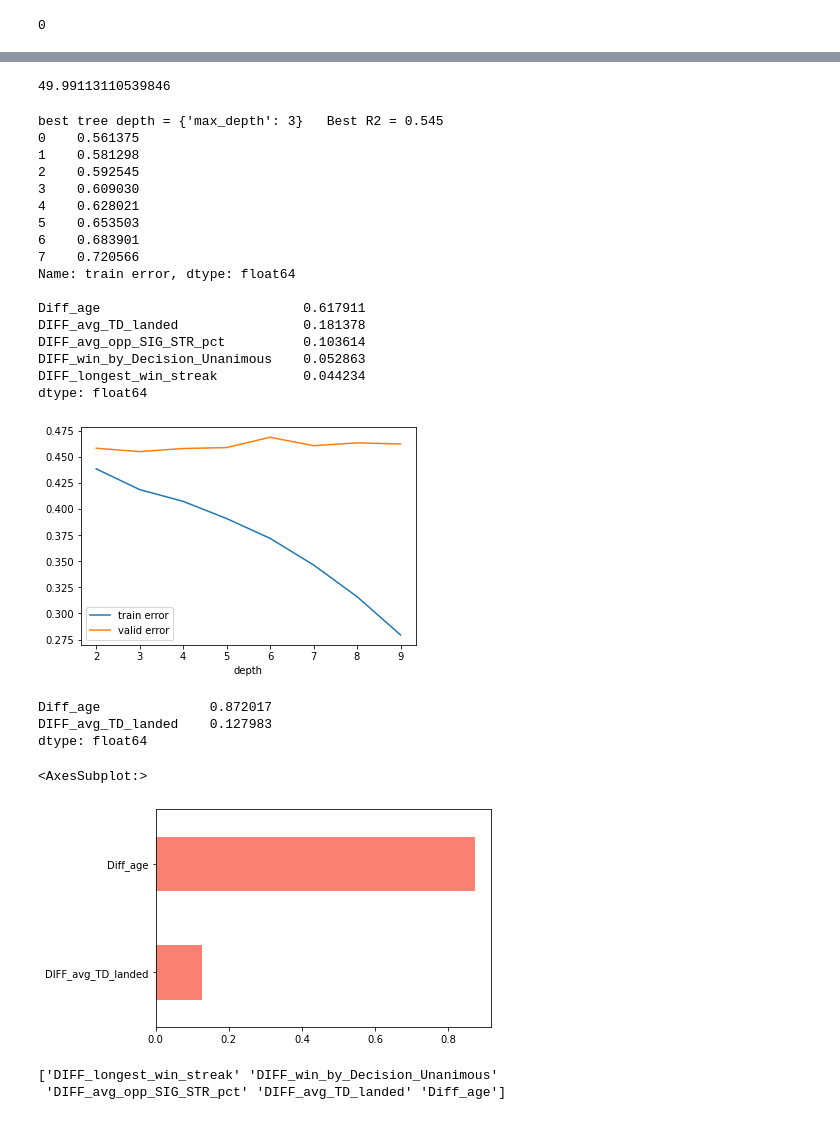
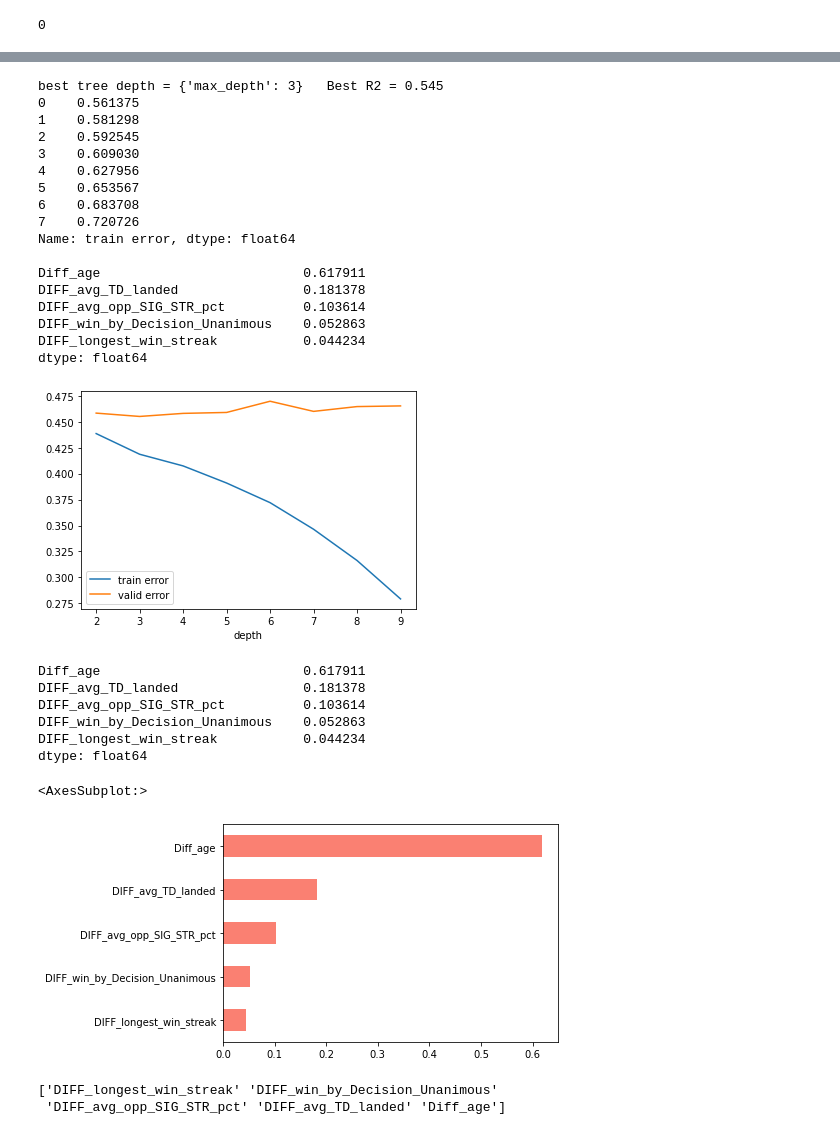
Before and after one commit to rhit-walkowae/ufcPredictionProject, a Jupyter notebook: GradientBoostingBrainstorming.ipynb, the cells around one changed output, grey strips where cells are left out. Drawn from its saved outputs; the diff is of its cells as text; code cells hidden in the pictures.

```diff
--- a/GradientBoostingBrainstorming.ipynb
+++ b/GradientBoostingBrainstorming.ipynb
@@ -95,12 +94,3 @@ dtype: int64
 | 3 | 1.278894e-17 | 1.188789e+00 | 0.040475 | 0.212113 | -8.668263e-01 | ... |
 | 4 | 9.319989e-01 | -1.614999e-17 | 0.713724 | 0.735828 | -1.857803e-02 | ... |
 5 rows × 88 columns
-# %%
-
-dfY = pd.DataFrame()
-dfY['Result'] = y
-y = dfY
-
-dfOneHot = pd.concat([X,y],axis=1)
-
-dfOneHot.head(3)
@@ -115,7 +97,3 @@ dfOneHot.to_csv('UFC.csv')
-# %%
-(100 -(138/7780))/2
-# %% [output]
-49.99113110539846
 # %%
 grid = {'max_depth':np.arange(2,10)}
 rtree = DecisionTreeClassifier()
@@ -145,10 +123,10 @@ best tree depth = {'max_depth': 3}   Best R2 = 0.545
 1    0.581298
 2    0.592545
 3    0.609030
-4    0.628021
-5    0.653503
-6    0.683901
-7    0.720566
+4    0.627956
+5    0.653567
+6    0.683708
+7    0.720726
 Name: train error, dtype: float64
 
 Diff_age                          0.617911
@@ -157,21 +135,24 @@ DIFF_avg_opp_SIG_STR_pct          0.103614
 DIFF_win_by_Decision_Unanimous    0.052863
 DIFF_longest_win_streak           0.044234
 dtype: float64
-[figure, old version]
+[figure, new version]
 # %%
 # feature importance
-tree = DecisionTreeClassifier(max_depth = 2)
+tree = DecisionTreeClassifier(max_depth = 3)
 tree.fit(X,y)
 features_importance = pd.Series(tree.feature_importances_,index=X.columns)
 features_importance = features_importance[features_importance>0]
 print(features_importance.sort_values(ascending=False))
 features_importance.sort_values().plot.barh(color='salmon')
 # %% [output]
-Diff_age              0.872017
-DIFF_avg_TD_landed    0.127983
+Diff_age                          0.617911
+DIFF_avg_TD_landed                0.181378
+DIFF_avg_opp_SIG_STR_pct          0.103614
+DIFF_win_by_Decision_Unanimous    0.052863
+DIFF_longest_win_streak           0.044234
 dtype: float64
 <AxesSubplot:>
-[figure, old version]
+[figure, new version]
 # %%
 tree = DecisionTreeClassifier(max_depth = 3)
 tree.fit(X,y)
```
Also changed, not shown: parts of 5 cells of this notebook, 5 other files.
